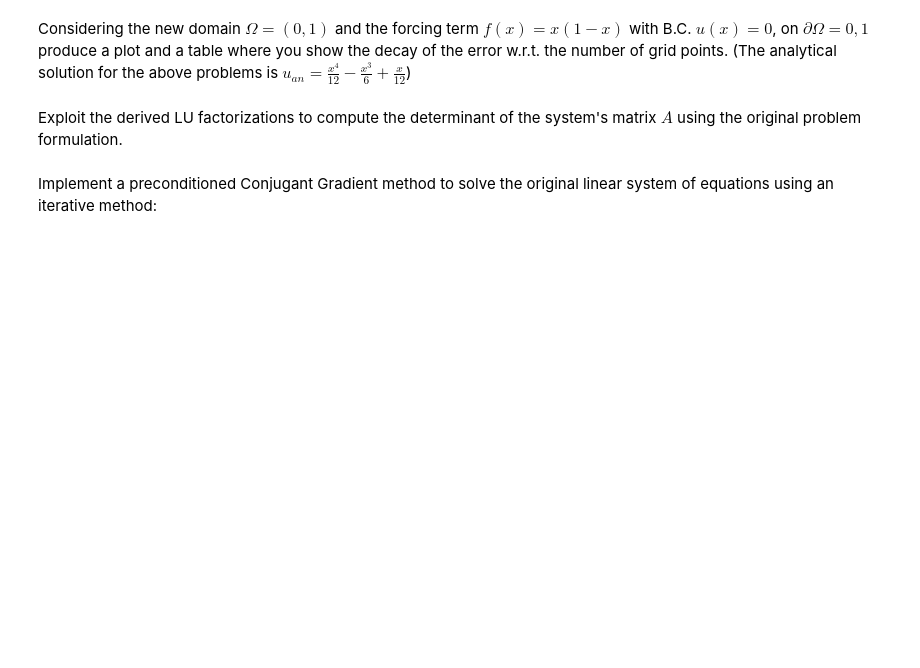
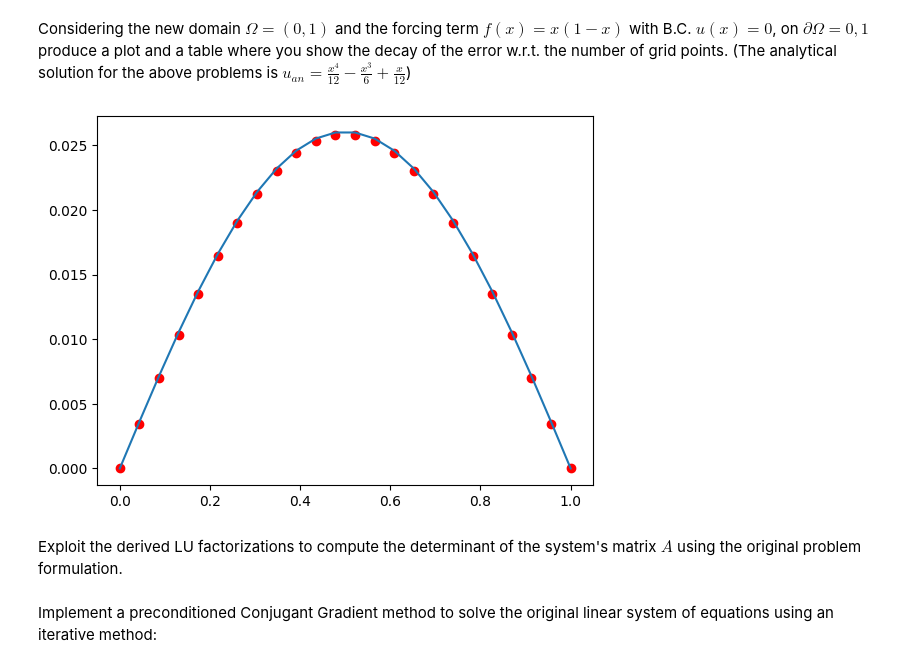
Before and after one commit to GiacomoDiFa/Progetto-MN, a Jupyter notebook: Copia_di_FinalProject_2022_2023.ipynb, the cells around one changed output. Drawn from its saved outputs; the diff is of its cells as text; code cells hidden in the pictures; blank space fills up the shorter version.

```diff
--- a/Copia_di_FinalProject_2022_2023.ipynb
+++ b/Copia_di_FinalProject_2022_2023.ipynb
@@ -266,3 +198,23 @@ Considering the new domain $\Omega = (0,1)$ and the forcing term $f(x) = x(1-x)$
+# %%
+omega_new = [0,1]
+n_new=20
+x_new = np.linspace(0,1,n_new+4)
+f_new = lambda x_new : x_new*(1-x_new)
+bc_new = [0,0]
+A_new, b_new = finDif(omega_new, f_new, n_new, bc_new)
+A1_new = A_new.copy()
+u_new = np.linalg.solve(A1_new, b_new) #qua non torna per la dimensione del termine noto come dicevo nello script sopra
+
+u_ex = (x_new**4)/12. - (x_new**3)/6. + x_new/12.
+
+# Plot the FD and exact solution
+_ = plot(x_new,u_new,'ro')
+_ = plot(x_new,u_ex)
+
+
+#qua oltre al plot mi sembra di capire che bisogna fare una tabella in cui mostrare come diminuisce l'errore all'aumentare dei punti
+# %% [output]
+[figure, added]
 # %% [markdown]
 Exploit the derived LU factorizations to compute the determinant of the system's matrix $A$ using the original problem formulation.
 # %%
```
Also changed, not shown: parts of 11 cells of this notebook.
